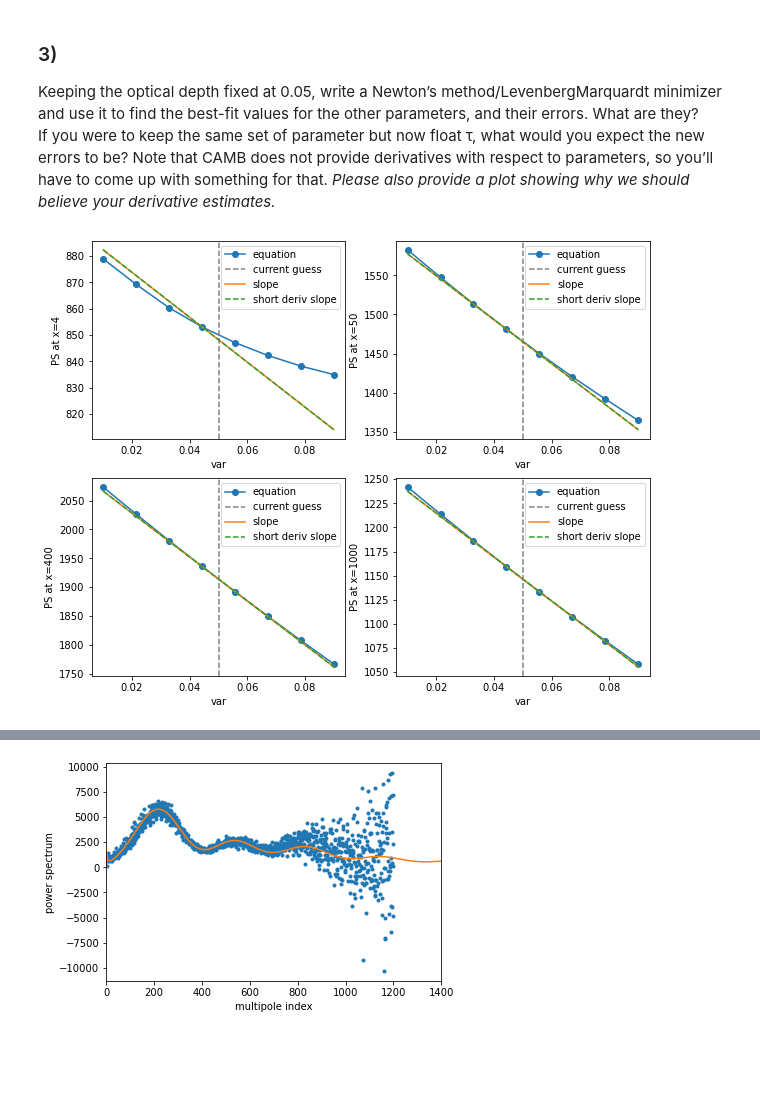
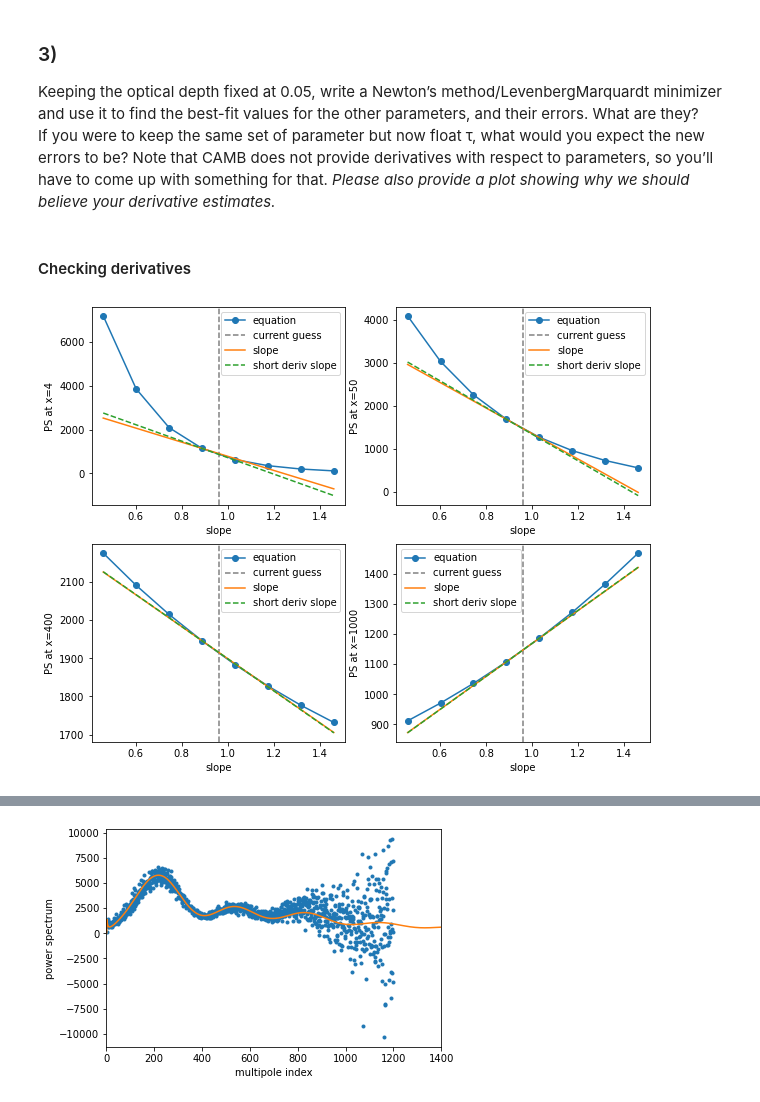
Before and after one commit to eklem1/Phys512_EK, a Jupyter notebook: PS3/PS3_A2_3.ipynb, the cells around one changed output, grey strips where cells are left out. Saved outputs shown, nothing was run; the diff lists cells and outputs as text; code cells hidden in the pictures; blank space fills up the shorter version.

Commit message:
made some plots, did some bad fits

```diff
--- a/PS3/PS3_A2_3.ipynb
+++ b/PS3/PS3_A2_3.ipynb
@@ -83,8 +84,10 @@ Chi squared is: 1588.2376532931519
 Keeping the optical depth fixed at 0.05, write a Newton’s method/LevenbergMarquardt minimizer and use it to find the best-fit values for the other parameters, and their errors. What are they?
 If you were to keep the same set of parameter but now float τ, what would you expect the new errors to be? Note that CAMB does not provide derivatives with respect to parameters, so you’ll have to come up with something for that. *Please also provide a plot showing why we should believe your derivative estimates.*
 # %%
+variables = ['H_0', 'w_b h^2', 'w_c h^2', 'tau', 'A_s', 'slope']
+
 #numerical derivative, taking a couple points
-def derive(x, params, i, Min, Max, steps):
+def derive_long(x, params, i, Min, Max, steps):
 
     fitP = params[i]
 
@@ -111,7 +114,6 @@ def derive(x, params, i, Min, Max, steps):
 
     return [slope, y, var, chiArr]
 
-# fix the x off set here
 
 #numerical derivative using just two points
 def derive_short(x, params, i, stepSize):
@@ -130,15 +132,19 @@ def derive_short(x, params, i, stepSize):
     slope = [(y1[int(j)] - y2[int(j)]) / (x1 - x2) for j in x]
 
     return [slope]
+# %% [markdown]
+#### Checking derivatives
 # %%
 pars_guess=np.asarray([65, 0.02, 0.1, 0.05, 2e-9, 0.96])
-# pars_guess=np.asarray([7.46279762e+01, 6.25474176e-03, 1.66248810e-01, 0.05, 1.31297024e-09, 8.13705641e-01])
-# pars_guess=np.asarray([7.46279762e+01, 1.15e-02, 1.66248810e-01, 0.05, 1.31297024e-09, 8.13705641e-01])
 
 x=wmap[:,0]
 
-# results = derive(x, pars_guess, 0, 10, 10, 8)
-results = derive(x, pars_guess, 3, 0.04, 0.04, 8)
+# results = derive_long(x, pars_guess, 0, 10, 10, 8)
+# results = derive(x, pars_guess, 1, 0.001, 0.001, 8)
+# results = derive(x, pars_guess, 2, 0.05, 0.05, 8)
+# results = derive(x, pars_guess, 3, 0.005, 0.005, 8)
+# results = derive(x, pars_guess, 4 ,1e-9, 1e-9, 8)
+results = derive(x, pars_guess, 5, 0.5, 0.5, 8)
 
 slope = results[0]
 y = results[1]
@@ -149,30 +153,39 @@ results_short = derive_short(x, pars_guess, 3, 0.04/8)[0]
+# %%
+x=wmap[:,0]
+
+# results_short = derive_short(x, pars_guess, 0, 4)[0]
+# results_short = derive_short(x, pars_guess, 1, 0.001/2.0)[0]
+# results_short = derive_short(x, pars_guess, 2, 0.05/2.0)[0]
+# results_short = derive_short(x, pars_guess, 3, 0.005)[0]
+# results_short = derive_short(x, pars_guess, 4, 1e-9/2.0)[0]
+results_short = derive_short(x, pars_guess, 5, 0.5/2.0)[0]
 # %%
+p = 5
+
 fig, ax = plt.subplots(2, 2, figsize=(10,8))
 
 axs = ax.flatten()
-current = pars_guess[3]
+current = pars_guess[p]
 
 for i, x in enumerate([4, 50, 400, 1000]):
 
     #mx + b
     b = y[3,x] - slope[x]*var[3]
     b_short = y[3,x] - results_short[x]*var[3]
 
-    #dy/dh_0 = y - y_1 / ( h0 - h0_1)
-
     #dep on x value
     axs[i].plot(var, y[:,x], label='equation', marker="o")
-    axs[i].set_xlabel("var")
+    axs[i].set_xlabel(variables[p])
     axs[i].set_ylabel("PS at x={}".format(x))
     axs[i].axvline(current, color='grey', ls="--", label="current guess")
     axs[i].plot(var, slope[x]*var + b, label='slope')
     axs[i].plot(var, results_short[x]*var + b_short, label='short deriv slope', ls="--")
 
     axs[i].legend()
 
 plt.show()
 # %% [output]
-[figure, old version]
+[figure, new version]
 # %%
 #really want derive of X^2 - so calculate this
 #should look like a line -> want data points to move linearily so we have safetly ignore cross terms
```
Also changed, not shown: parts of 26 cells of this notebook, 5 other files.
